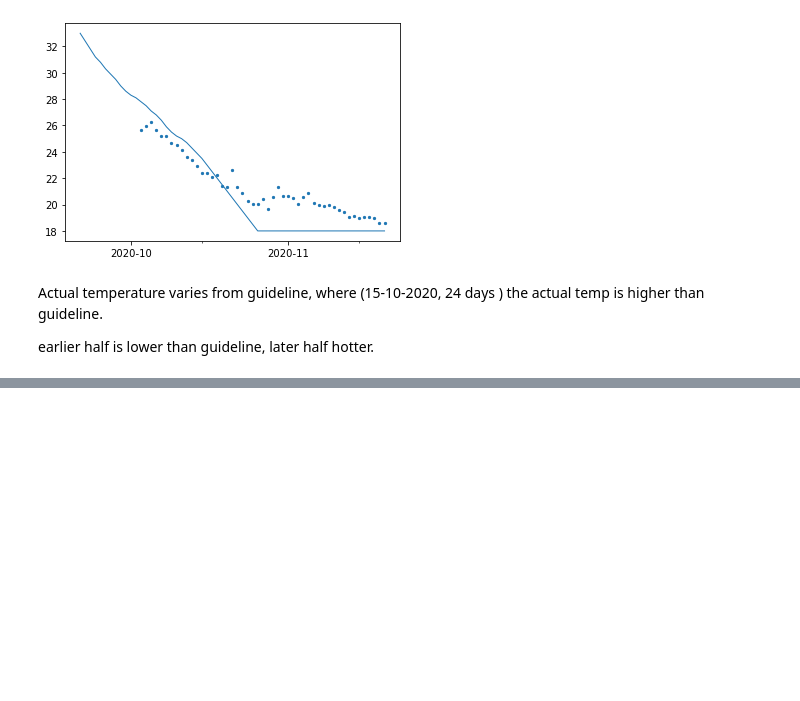
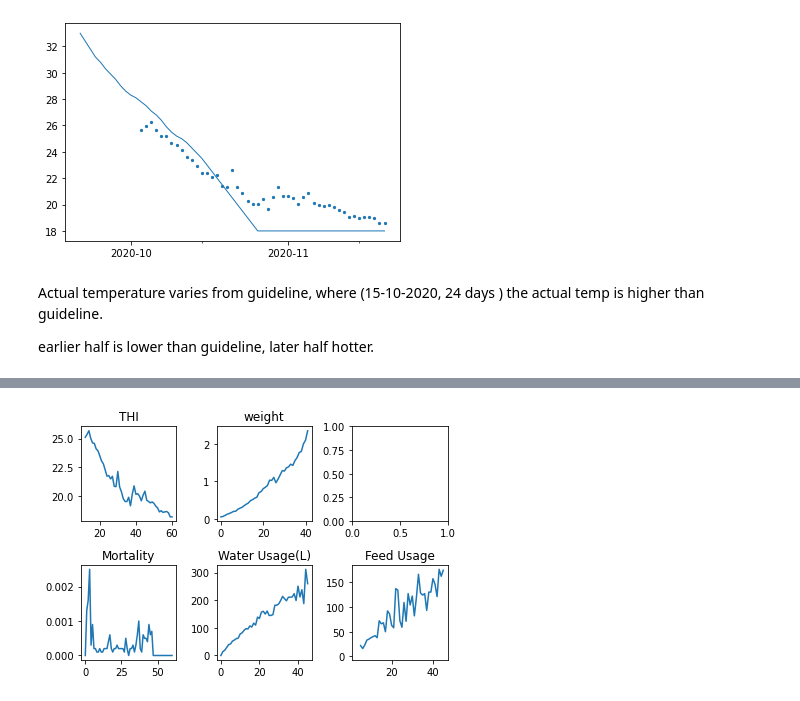
Before and after one commit to Tiana125/Dissertation_2021, a Jupyter notebook: model.ipynb, the cells around one changed output, grey strips where cells are left out. Saved outputs shown, nothing was run; the diff lists cells and outputs as text; code cells hidden in the pictures; blank space fills up the shorter version.

```diff
--- a/model.ipynb
+++ b/model.ipynb
@@ -20,5 +29,6 @@ input_21Sep = input_21Sep[["O/B's","Unnamed: 6","Unnamed: 7","Unnamed: 8","Unnam
 input_21Sep.columns = ["Date","Mortality Rate", "Mortality", "Guideline Average Shed Temperature", "Water Usage(L)", "Feed Usage(grms/bird)"]
 # input_21Sep.Date = input_21Sep.Date.astype('datetime64[ns]')
 input_21Sep.Date = pd.to_datetime(input_21Sep.Date, dayfirst=True)
+input_21Sep = input_21Sep.replace('#VALUE!', np.nan)
 input_21Sep.head()
 # %% [output]
@@ -143,0 +193,10 @@ earlier half is lower than guideline, later half hotter.
+# %%
+f1_thi = pd.merge(df_daily[["Timestamp","Average Humidity"]],
+                  f1_temp.drop("Guideline Average Shed Temperature",axis=1),
+                  left_on="Timestamp", right_on="Date", how = "right").drop("Timestamp",axis=1)
+
+f1_thi = f1_thi.reindex(["Date","Average Temperature","Average Humidity"], axis=1)
+f1_thi["Wet Bulb Temperature"] = f1_thi["Average Temperature"]* np.arctan(0.151977 * (f1_thi["Average Humidity"] + 8.313659)**(1/2)) + np.arctan(f1_thi["Average Temperature"] + f1_thi["Average Humidity"]) - np.arctan(f1_thi["Average Humidity"] - 1.676331) + 0.00391838 *(f1_thi["Average Humidity"])**(3/2) * np.arctan(0.023101 * f1_thi["Average Humidity"]) - 4.686035
+
+f1_thi["THI"] = f1_thi["Average Temperature"]*0.85 + f1_thi["Wet Bulb Temperature"]*0.15
+f1_thi
@@ -163,0 +263,21 @@ plt.title("Chicken weight during 2020-09-21 - 2020-11-09, 42 days in total")
+# %%
+fig, axs = plt.subplots(2, 3)
+f1_thi["THI"].plot(ax=axs[0,0])
+axs[0, 0].set_title('THI')
+
+input_21Sep["Mortality Rate"].plot(ax=axs[1,0])
+axs[1,0].set_title('Mortality')
+
+input_21Sep["Water Usage(L)"].plot(ax=axs[1,1])
+axs[1, 1].set_title('Water Usage(L)')
+
+input_21Sep["Feed Usage(grms/bird)"].plot(ax=axs[1,2])
+axs[1,2].set_title('Feed Usage')
+
+weight_21Sep["weight"].plot(ax=axs[0,1])
+axs[0, 1].set_title('weight')
+
+
+plt.tight_layout()
+# %% [output]
+[figure, added]
```
Also changed, not shown: parts of 33 cells of this notebook.
